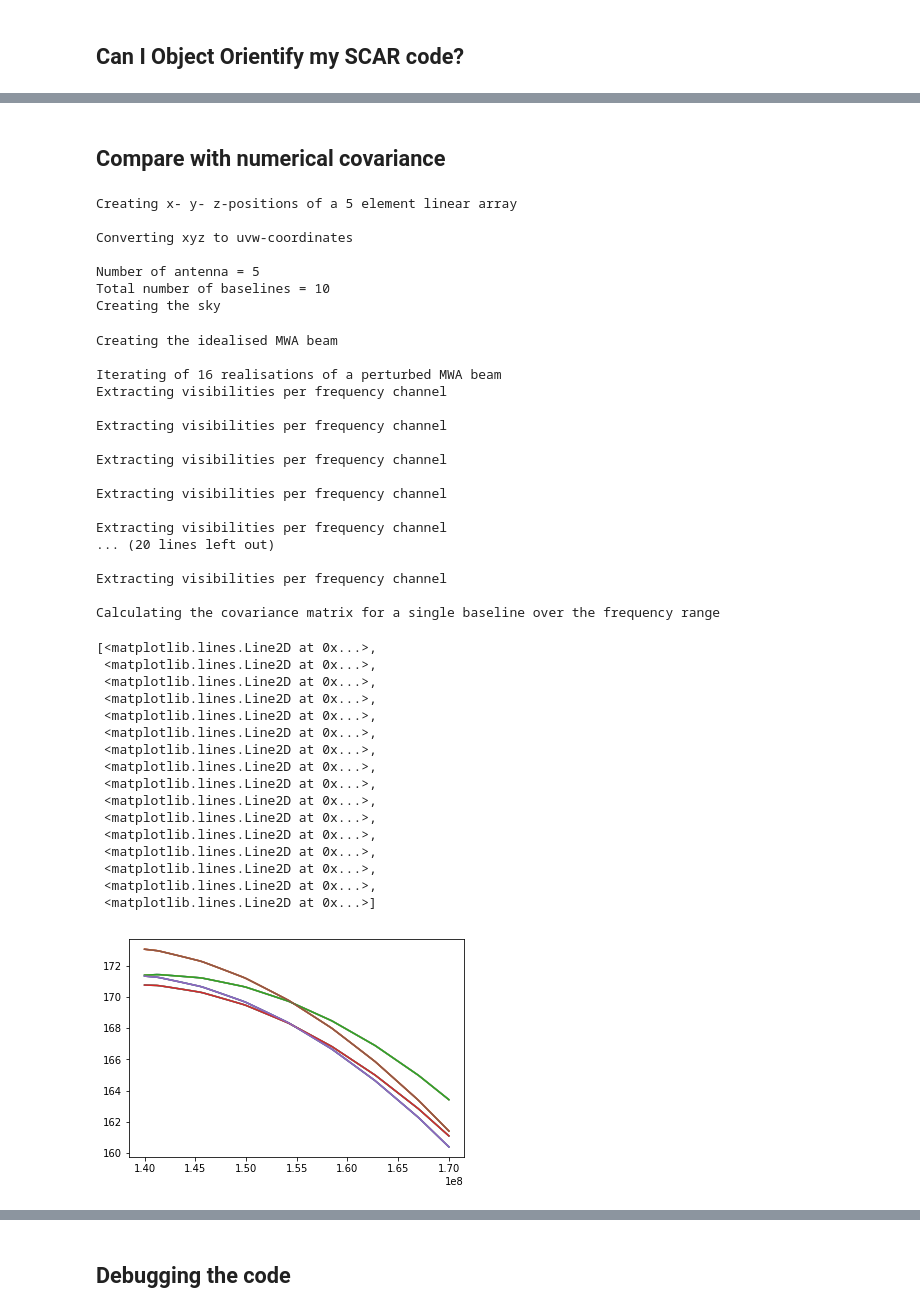
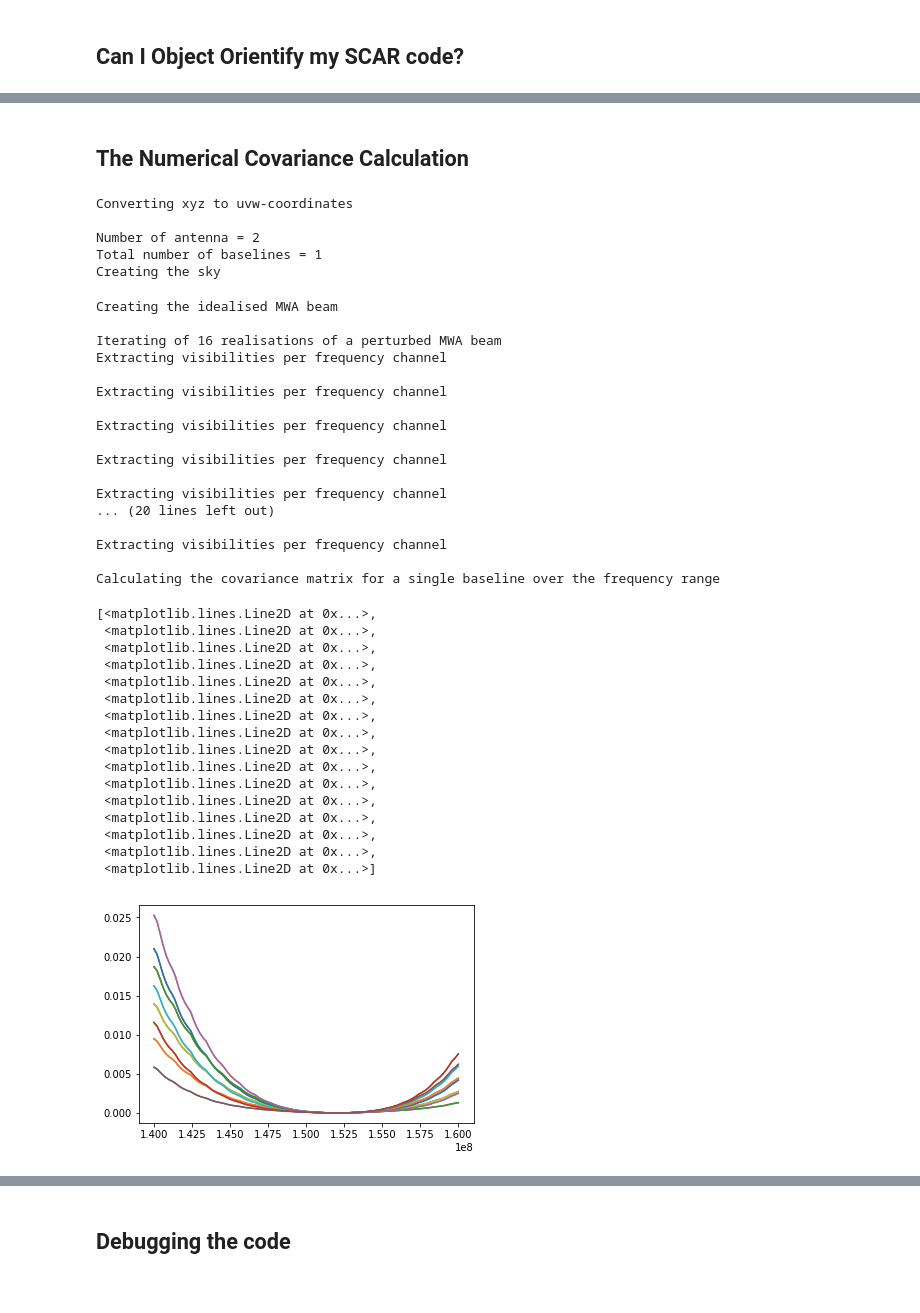
Before and after one commit to ronniyjoseph/Beam-Perturbations, a Jupyter notebook: Beam_Covariance_Analytic.ipynb, the cells around one changed output, grey strips where cells are left out. Saved outputs shown, nothing was run; the diff lists cells and outputs as text; code cells hidden in the pictures.

Commit message:
bug fixed the coded versions of the analytic covariance and sped up the numerical version

```diff
--- a/Beam_Covariance_Analytic.ipynb
+++ b/Beam_Covariance_Analytic.ipynb
@@ -185,10 +188,12 @@ spectral_index = numpy.array([0.8])
 sky_model = PointSourceSky()
 sky_model.add_source(flux, frequency_0, source_l, source_m, spectral_index)
 # %%
-frequency_range = numpy.linspace(140, 170, 100)*1e6
+frequency_range = numpy.linspace(140, 160, 100)*1e6
 # %%
-u_eor = 50
+dx = 20
+dy = 10
+
 ff1, ff2 = numpy.meshgrid(frequency_range, frequency_range)
 
-analytic_covariance = beam_covariance(u_eor, u_eor, ff1, ff2, sky_model)
+analytic_covariance = beam_covariance(dx, dy, ff1, ff2, sky_model)
 # %%
@@ -215,5 +210,5 @@ covariance_plot.set_aspect('equal')
-# %% [markdown]
-## Compare with numerical covariance
+# %% [markdown]
+## The Numerical Covariance Calculation
 # %%
 import numpy
 import powerbox
@@ -238,24 +233,28 @@ from quick_simulation_visibility_covariance import interactive_frequency_plotter
 from quick_simulation_visibility_covariance import visibility_beam_covariance
 # %%
 # create array
-sky_param = ['point', 200, 0.1, 0.]
 noise_param = [False, 20e3, 40e3, 120]
 beam_param = ['gaussian', 0.25, 0.25]
 # telescope_param = ["hex", 14., 0, 0]
 telescope_param = ["linear", 10, 5, 0]
 sky_seed = 0
 
+xyz_positions = numpy.zeros((2,4))
+xyz_positions[0,0] = 1
+xyz_positions[1,0] = 2
+
+xyz_positions[1,1] = dx
+xyz_positions[1,2] = dy
+
 calculate_covariance = True
 # %%
 if calculate_covariance:
-    visibility_realisations = visibility_beam_covariance(telescope_param, frequency_range, sky_param)
+    visibility_realisations = visibility_beam_covariance(xyz_positions, frequency_range, sky_param)
 # %% [output]
-Creating x- y- z-positions of a 5 element linear array
-
 Converting xyz to uvw-coordinates
 
-Number of antenna = 5
-Total number of baselines = 10
+Number of antenna = 2
+Total number of baselines = 1
 Creating the sky
 Creating the idealised MWA beam
 
@@ -275,23 +274,23 @@ Extracting visibilities per frequency channel
 
 Calculating the covariance matrix for a single baseline over the frequency range
 # %%
-pyplot.plot(frequency_range, numpy.real(visibility_realisations))
+pyplot.plot(frequency_range, numpy.abs(visibility_realisations*numpy.conj(visibility_realisations)))
 # %% [output]
 [<matplotlib.lines.Line2D at 0x...>,
  <matplotlib.lines.Line2D at 0x...>,
  <matplotlib.lines.Line2D at 0x...>,
  <matplotlib.lines.Line2D at 0x...>,
  <matplotlib.lines.Line2D at 0x...>,
  <matplotlib.lines.Line2D at 0x...>,
  <matplotlib.lines.Line2D at 0x...>,
  <matplotlib.lines.Line2D at 0x...>,
  <matplotlib.lines.Line2D at 0x...>,
  <matplotlib.lines.Line2D at 0x...>,
  <matplotlib.lines.Line2D at 0x...>,
  <matplotlib.lines.Line2D at 0x...>,
  <matplotlib.lines.Line2D at 0x...>,
  <matplotlib.lines.Line2D at 0x...>,
  <matplotlib.lines.Line2D at 0x...>,
  <matplotlib.lines.Line2D at 0x...>]
-[figure, old version]
+[figure, new version]
 # %%
```
Also changed, not shown: parts of 19 cells of this notebook, 1 other file.
